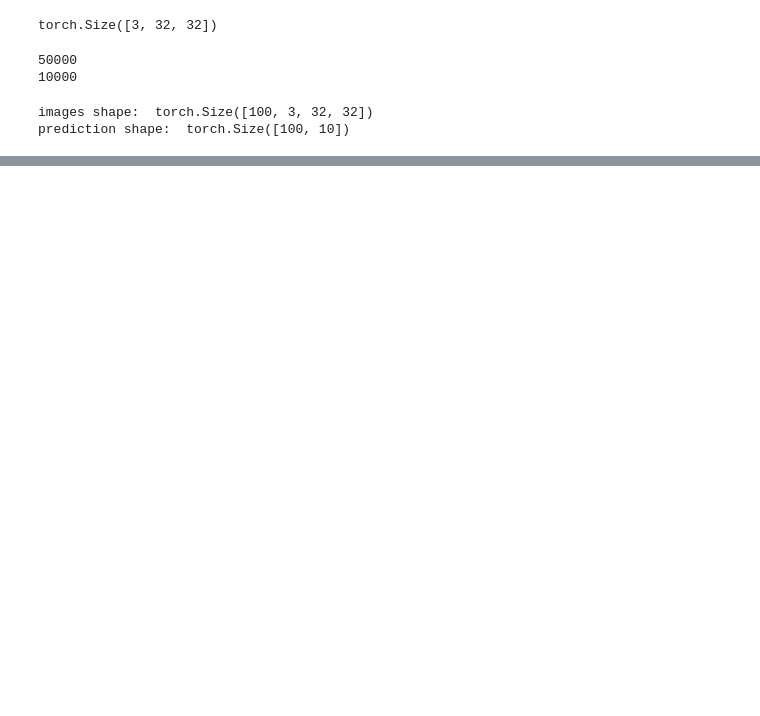
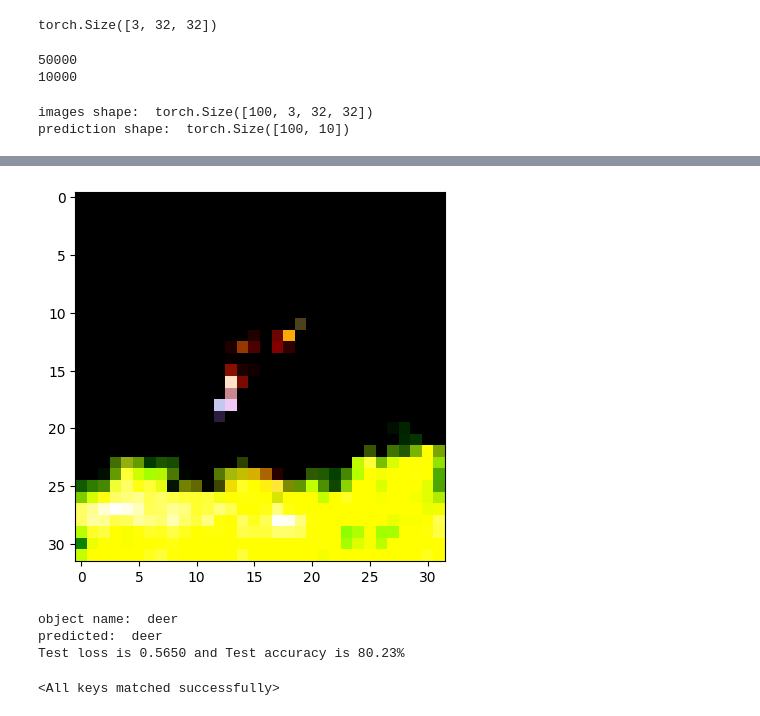
Before and after one commit to JaganFoundr/Linear_Regression, a Jupyter notebook: Improved CNN/ImprovedCNN.ipynb, the cells around one changed output, grey strips where cells are left out. Saved outputs shown, nothing was run; the diff lists cells and outputs as text; code cells hidden in the pictures; blank space fills up the shorter version.

```diff
--- a/Improved CNN/ImprovedCNN.ipynb
+++ b/Improved CNN/ImprovedCNN.ipynb
@@ -164,0 +183,4 @@ prediction shape:  torch.Size([100, 10])
+# %%
+#9
+_, pred = torch.max(prediction, dim=1)
+print(pred)
@@ -164,0 +331,23 @@ prediction shape:  torch.Size([100, 10])
+# %%
+#17
+def prediction(images, model):
+  images = images.unsqueeze(0)
+  prediction = model(images)
+  _, pred = torch.max(prediction, dim=1)
+  return pred[0].item()
+# %%
+#18
+images, labels = validation_testset[1801]
+objectname=dataset.classes[labels]
+rgb_images=images.permute(1,2,0).numpy()
+plt.imshow(rgb_images)
+plt.show()
+print("object name: ",objectname)
+print("predicted: ",dataset.classes[prediction(images,model)])
+
+
+#testdata accuracy
+test_loader=DataLoader(validation_testset, batch_size=200)
+test_loss, _, test_acc=evaluate(model, loss_fn, test_loader, metrics=accuracy)
+print(f"Test loss is {test_loss:.4f} and Test accuracy is {test_acc:.2f}%")
+# %% [output]
@@ -164,0 +355,14 @@ prediction shape:  torch.Size([100, 10])
+[figure, added]
+object name:  deer
+predicted:  deer
+Test loss is 0.5650 and Test accuracy is 80.23%
+# %%
+#19
+torch.save(model.state_dict(),'CIFAR.pth')
+model.state_dict()
+
+
+saved_model=WideResNet(n_groups=3,N=3,n_classes=10,kernel=6)
+saved_model.load_state_dict(torch.load('CIFAR.pth'))
+# %% [output]
+<All keys matched successfully>
```
Also changed, not shown: parts of 14 cells of this notebook.
